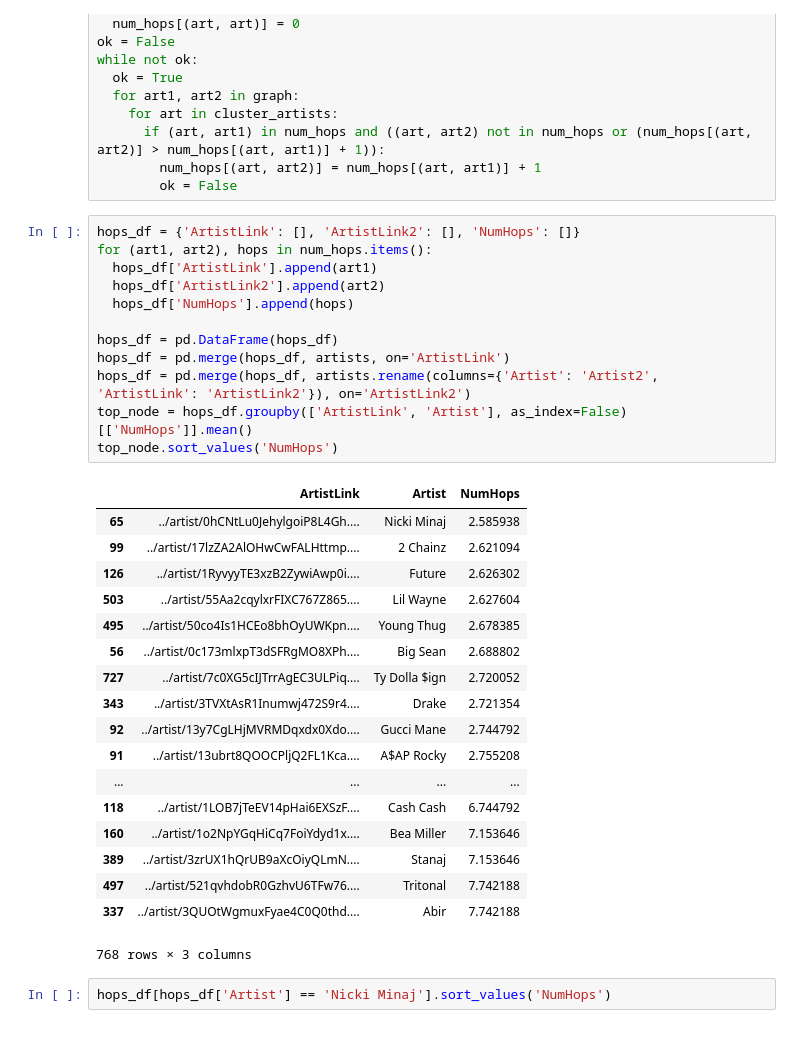
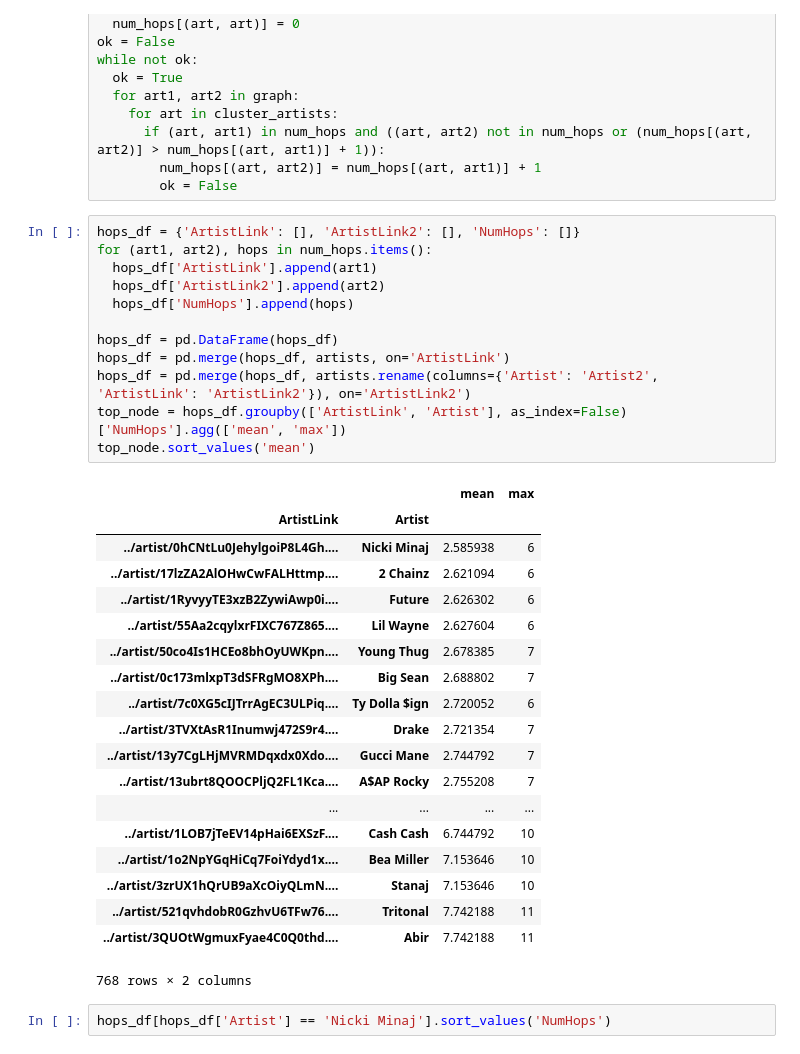
Before and after one commit to haroldfox/ts-stuy-2019, a Jupyter notebook: 02_complete.ipynb, the cells around one changed output. Saved outputs shown, nothing was run; the diff lists cells and outputs as text.

```diff
--- a/02_complete.ipynb
+++ b/02_complete.ipynb
@@ -510,34 +510,35 @@ while not ok:
 # %%
 hops_df = {'ArtistLink': [], 'ArtistLink2': [], 'NumHops': []}
 for (art1, art2), hops in num_hops.items():
   hops_df['ArtistLink'].append(art1)
   hops_df['ArtistLink2'].append(art2)
   hops_df['NumHops'].append(hops)
 
 hops_df = pd.DataFrame(hops_df)
 hops_df = pd.merge(hops_df, artists, on='ArtistLink')
 hops_df = pd.merge(hops_df, artists.rename(columns={'Artist': 'Artist2', 'ArtistLink': 'ArtistLink2'}), on='ArtistLink2')
-top_node = hops_df.groupby(['ArtistLink', 'Artist'], as_index=False)[['NumHops']].mean()
-top_node.sort_values('NumHops')
+top_node = hops_df.groupby(['ArtistLink', 'Artist'], as_index=False)['NumHops'].agg(['mean', 'max'])
+top_node.sort_values('mean')
 # %% [output]
-|  | ArtistLink | Artist | NumHops |
-| 65 | ../artist/0hCNtLu0JehylgoiP8L4Gh.... | Nicki Minaj | 2.585938 |
-| 99 | ../artist/17lzZA2AlOHwCwFALHttmp.... | 2 Chainz | 2.621094 |
-| 126 | ../artist/1RyvyyTE3xzB2ZywiAwp0i.... | Future | 2.626302 |
-| 503 | ../artist/55Aa2cqylxrFIXC767Z865.... | Lil Wayne | 2.627604 |
-| 495 | ../artist/50co4Is1HCEo8bhOyUWKpn.... | Young Thug | 2.678385 |
-| 56 | ../artist/0c173mlxpT3dSFRgMO8XPh.... | Big Sean | 2.688802 |
-| 727 | ../artist/7c0XG5cIJTrrAgEC3ULPiq.... | Ty Dolla $ign | 2.720052 |
-| 343 | ../artist/3TVXtAsR1Inumwj472S9r4.... | Drake | 2.721354 |
-| 92 | ../artist/13y7CgLHjMVRMDqxdx0Xdo.... | Gucci Mane | 2.744792 |
-| 91 | ../artist/13ubrt8QOOCPljQ2FL1Kca.... | A$AP Rocky | 2.755208 |
+|  |  | mean | max |
+| ArtistLink | Artist |  |  |
+| ../artist/0hCNtLu0JehylgoiP8L4Gh.... | Nicki Minaj | 2.585938 | 6 |
+| ../artist/17lzZA2AlOHwCwFALHttmp.... | 2 Chainz | 2.621094 | 6 |
+| ../artist/1RyvyyTE3xzB2ZywiAwp0i.... | Future | 2.626302 | 6 |
+| ../artist/55Aa2cqylxrFIXC767Z865.... | Lil Wayne | 2.627604 | 6 |
+| ../artist/50co4Is1HCEo8bhOyUWKpn.... | Young Thug | 2.678385 | 7 |
+| ../artist/0c173mlxpT3dSFRgMO8XPh.... | Big Sean | 2.688802 | 7 |
+| ../artist/7c0XG5cIJTrrAgEC3ULPiq.... | Ty Dolla $ign | 2.720052 | 6 |
+| ../artist/3TVXtAsR1Inumwj472S9r4.... | Drake | 2.721354 | 7 |
+| ../artist/13y7CgLHjMVRMDqxdx0Xdo.... | Gucci Mane | 2.744792 | 7 |
+| ../artist/13ubrt8QOOCPljQ2FL1Kca.... | A$AP Rocky | 2.755208 | 7 |
 | ... | ... | ... | ... |
-| 118 | ../artist/1LOB7jTeEV14pHai6EXSzF.... | Cash Cash | 6.744792 |
-| 160 | ../artist/1o2NpYGqHiCq7FoiYdyd1x.... | Bea Miller | 7.153646 |
-| 389 | ../artist/3zrUX1hQrUB9aXcOiyQLmN.... | Stanaj | 7.153646 |
-| 497 | ../artist/521qvhdobR0GzhvU6TFw76.... | Tritonal | 7.742188 |
-| 337 | ../artist/3QUOtWgmuxFyae4C0Q0thd.... | Abir | 7.742188 |
+| ../artist/1LOB7jTeEV14pHai6EXSzF.... | Cash Cash | 6.744792 | 10 |
+| ../artist/1o2NpYGqHiCq7FoiYdyd1x.... | Bea Miller | 7.153646 | 10 |
+| ../artist/3zrUX1hQrUB9aXcOiyQLmN.... | Stanaj | 7.153646 | 10 |
+| ../artist/521qvhdobR0GzhvU6TFw76.... | Tritonal | 7.742188 | 11 |
+| ../artist/3QUOtWgmuxFyae4C0Q0thd.... | Abir | 7.742188 | 11 |
-768 rows × 3 columns
+768 rows × 2 columns
 # %%
 hops_df[hops_df['Artist'] == 'Nicki Minaj'].sort_values('NumHops')
 # %% [output]
```
